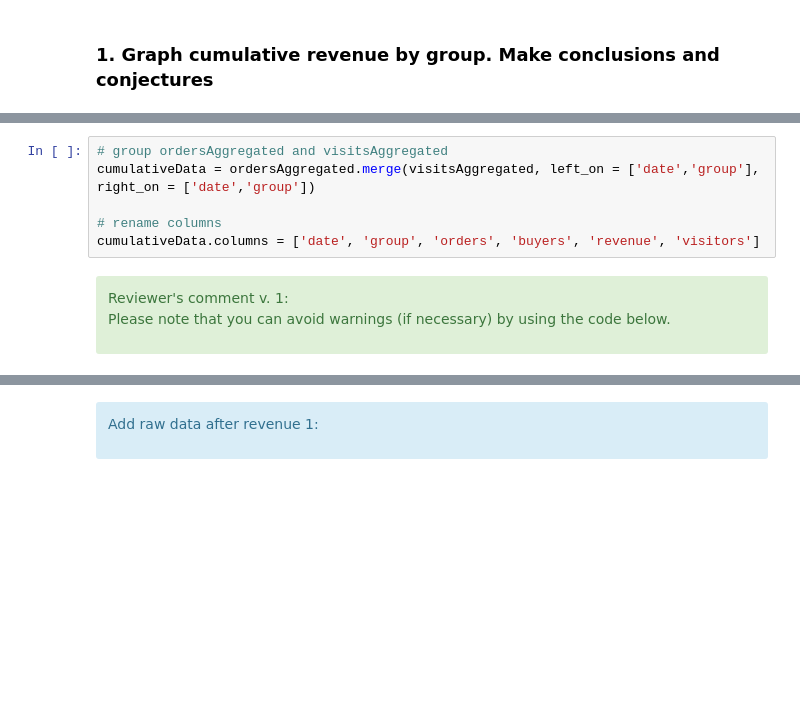
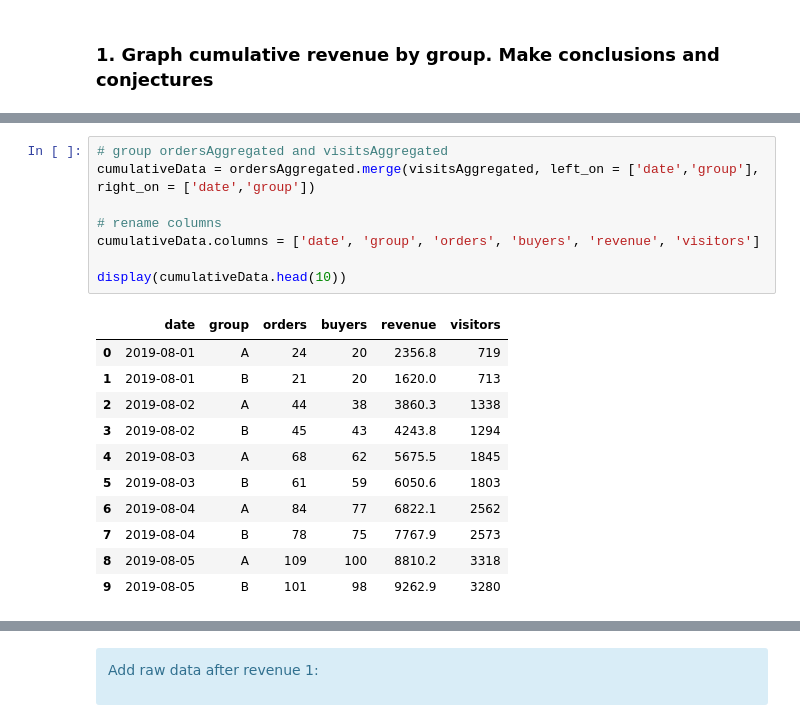
Before and after one commit to NadavNavon/practicum, a Jupyter notebook: 07b_Making_Business_Decisions_Based_on_Data_A_B_Testing/Project_07b_A_B_Testing.ipynb, the cells around one changed output, grey strips where cells are left out. Saved outputs shown, nothing was run; the diff lists cells and outputs as text; blank space fills up the shorter version.

```diff
--- a/07b_Making_Business_Decisions_Based_on_Data_A_B_Testing/Project_07b_A_B_Testing.ipynb
+++ b/07b_Making_Business_Decisions_Based_on_Data_A_B_Testing/Project_07b_A_B_Testing.ipynb
@@ -407,12 +435,20 @@ visitsAggregated = datesGroups.apply(lambda x: visits[np.logical_and(visits['dat
 # %%
 # group ordersAggregated and visitsAggregated
 cumulativeData = ordersAggregated.merge(visitsAggregated, left_on = ['date','group'], right_on = ['date','group'])
 
 # rename columns
 cumulativeData.columns = ['date', 'group', 'orders', 'buyers', 'revenue', 'visitors']
+
+display(cumulativeData.head(10))
+# %% [output]
+|  | date | group | orders | buyers | revenue | visitors |
+| 0 | 2019-08-01 | A | 24 | 20 | 2356.8 | 719 |
+| 1 | 2019-08-01 | B | 21 | 20 | 1620.0 | 713 |
+| 2 | 2019-08-02 | A | 44 | 38 | 3860.3 | 1338 |
+| 3 | 2019-08-02 | B | 45 | 43 | 4243.8 | 1294 |
+| 4 | 2019-08-03 | A | 68 | 62 | 5675.5 | 1845 |
+| 5 | 2019-08-03 | B | 61 | 59 | 6050.6 | 1803 |
+| 6 | 2019-08-04 | A | 84 | 77 | 6822.1 | 2562 |
+| 7 | 2019-08-04 | B | 78 | 75 | 7767.9 | 2573 |
+| 8 | 2019-08-05 | A | 109 | 100 | 8810.2 | 3318 |
+| 9 | 2019-08-05 | B | 101 | 98 | 9262.9 | 3280 |
-# %% [markdown]
-<div class="alert alert-success" role="alert">
-Reviewer's comment v. 1:
-
-Please note that you can avoid warnings (if necessary) by using the code below.
-</div>
```
Also changed, not shown: parts of 15 cells of this notebook, 2 other files.
